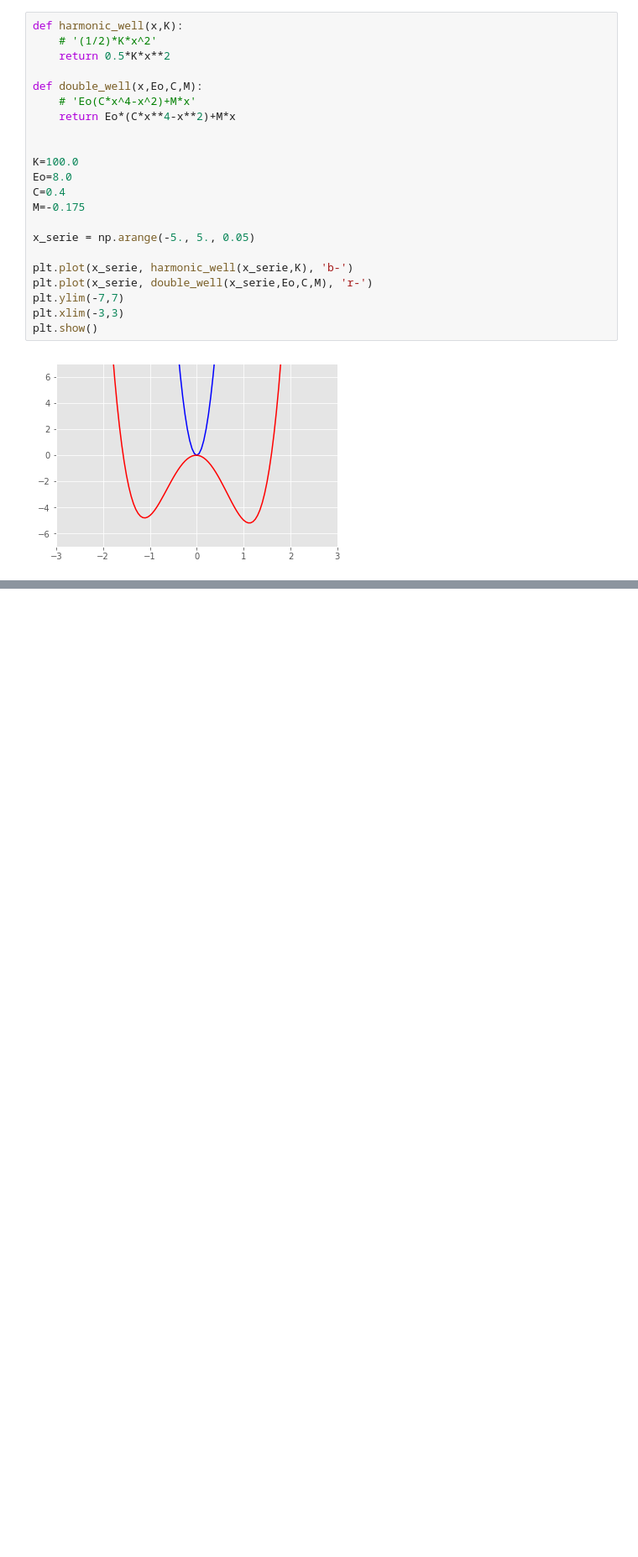
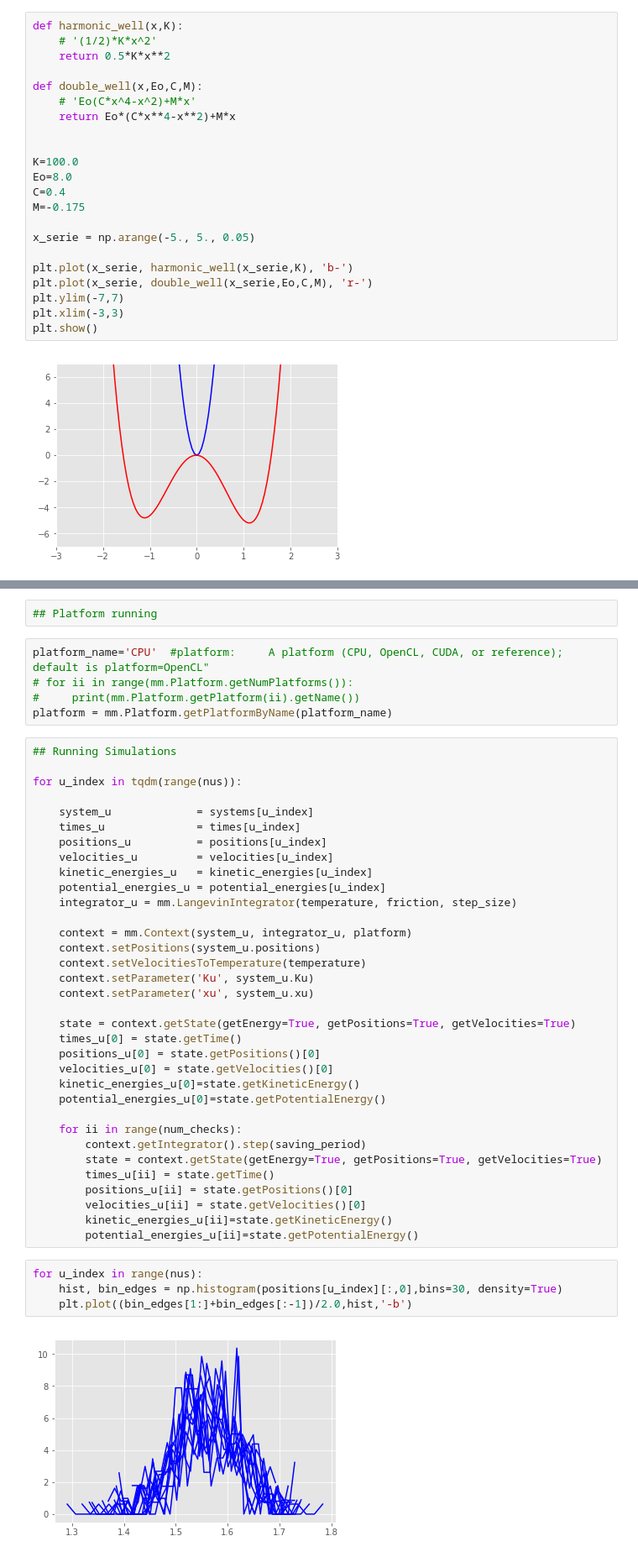
Before and after one commit to chemlove/REMD, a Jupyter notebook: DoubleWell_Umbrella_WHAM.ipynb, the cells around one changed output, grey strips where cells are left out. Shown at 84% size. Drawn from its saved outputs; the diff is of its cells as text; blank space fills up the shorter version.

```diff
--- a/DoubleWell_Umbrella_WHAM.ipynb
+++ b/DoubleWell_Umbrella_WHAM.ipynb
@@ -60,0 +147,47 @@ plt.show()
+# %%
+## Platform running
+# %%
+platform_name='CPU'  #platform:     A platform (CPU, OpenCL, CUDA, or reference); default is platform=OpenCL"
+# for ii in range(mm.Platform.getNumPlatforms()):
+#     print(mm.Platform.getPlatform(ii).getName())
+platform = mm.Platform.getPlatformByName(platform_name)
+# %%
+## Running Simulations
+
+for u_index in tqdm(range(nus)):
+
+    system_u             = systems[u_index]
+    times_u              = times[u_index]
+    positions_u          = positions[u_index]
+    velocities_u         = velocities[u_index]
+    kinetic_energies_u   = kinetic_energies[u_index]
+    potential_energies_u = potential_energies[u_index]
+    integrator_u = mm.LangevinIntegrator(temperature, friction, step_size)
+
+    context = mm.Context(system_u, integrator_u, platform)
+    context.setPositions(system_u.positions)
+    context.setVelocitiesToTemperature(temperature)
+    context.setParameter('Ku', system_u.Ku)
+    context.setParameter('xu', system_u.xu)
+
+    state = context.getState(getEnergy=True, getPositions=True, getVelocities=True)
+    times_u[0] = state.getTime()
+    positions_u[0] = state.getPositions()[0]
+    velocities_u[0] = state.getVelocities()[0]
+    kinetic_energies_u[0]=state.getKineticEnergy()
+    potential_energies_u[0]=state.getPotentialEnergy()
+
+    for ii in range(num_checks):
+        context.getIntegrator().step(saving_period)
+        state = context.getState(getEnergy=True, getPositions=True, getVelocities=True)
+        times_u[ii] = state.getTime()
+        positions_u[ii] = state.getPositions()[0]
+        velocities_u[ii] = state.getVelocities()[0]
+        kinetic_energies_u[ii]=state.getKineticEnergy()
+        potential_energies_u[ii]=state.getPotentialEnergy()
+# %%
+for u_index in range(nus):
+    hist, bin_edges = np.histogram(positions[u_index][:,0],bins=30, density=True)
+    plt.plot((bin_edges[1:]+bin_edges[:-1])/2.0,hist,'-b')
+# %% [output]
+[figure, added]
```
Also changed, not shown: parts of 16 cells of this notebook.
